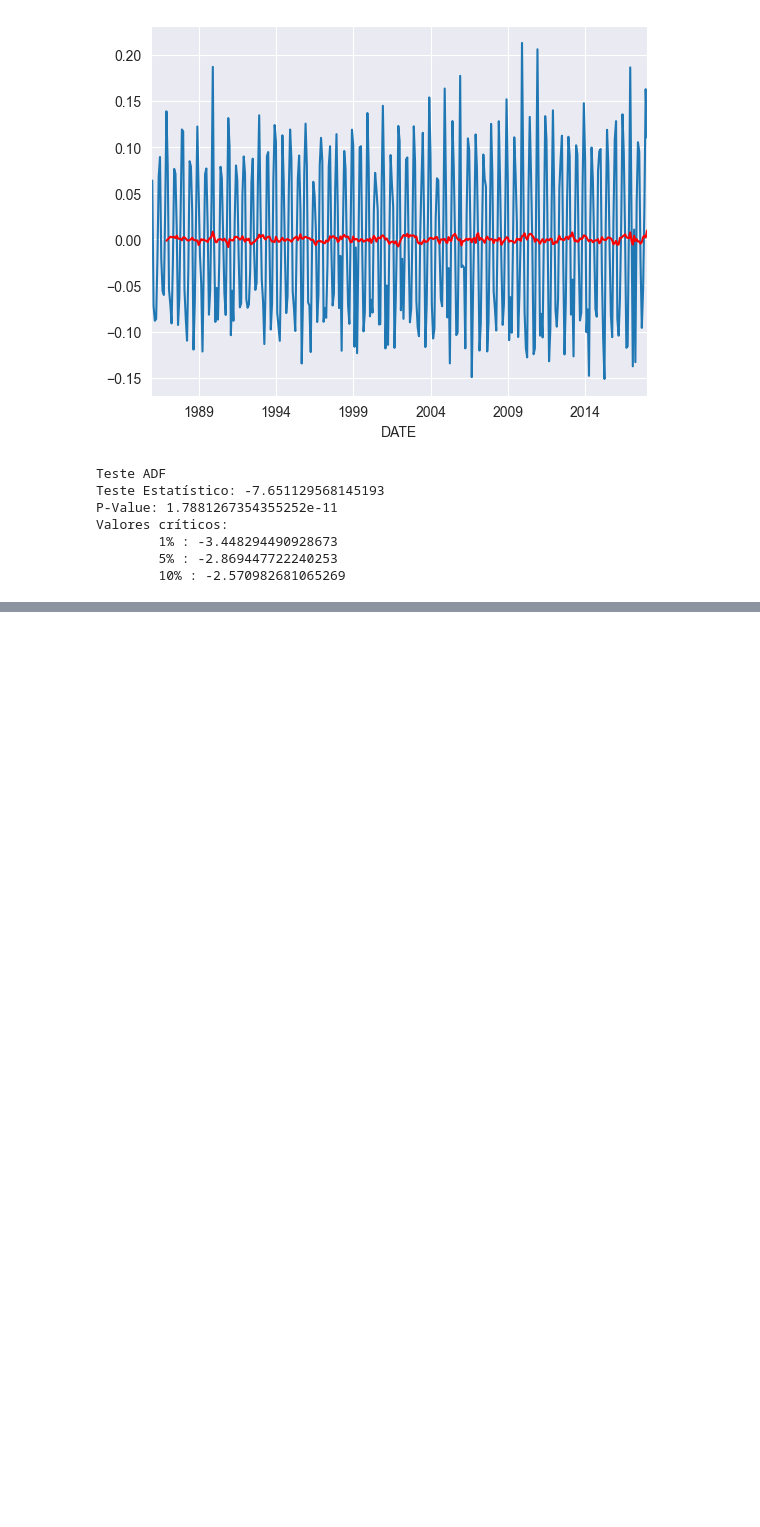
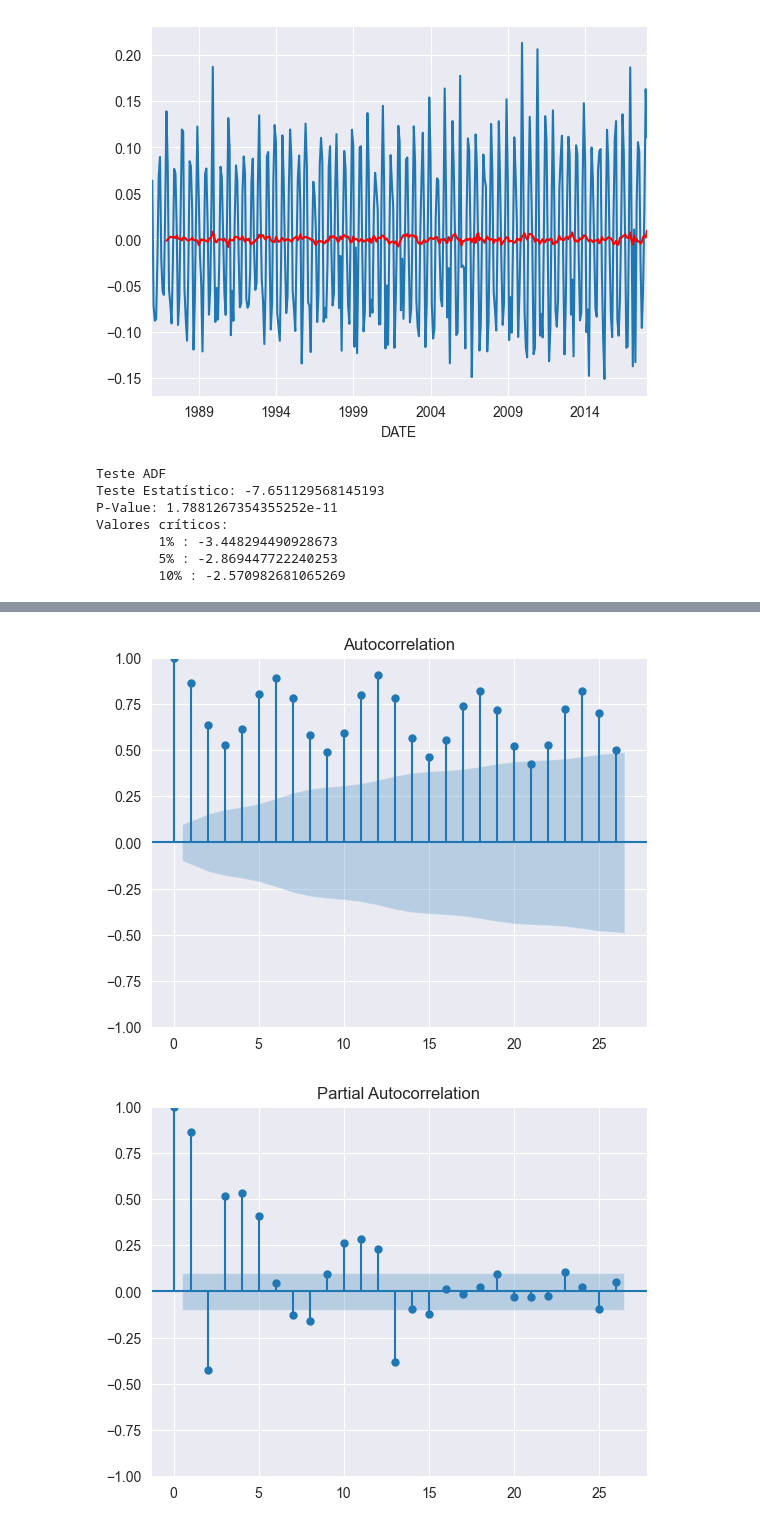
Before and after one commit to camimq/machine_learning_and_time_series, a Jupyter notebook: 03_analise_de_series_temporais/notebooks/aula4_analise_exploratoria_de_dados.ipynb, the cells around one changed output, grey strips where cells are left out. Saved outputs shown, nothing was run; the diff lists cells and outputs as text; code cells hidden in the pictures; blank space fills up the shorter version.

```diff
--- a/03_analise_de_series_temporais/notebooks/aula4_analise_exploratoria_de_dados.ipynb
+++ b/03_analise_de_series_temporais/notebooks/aula4_analise_exploratoria_de_dados.ipynb
@@ -219,0 +249,7 @@ Valores críticos:
+# %%
+plot_acf(df.Value)
+plot_pacf(df.Value)
+plt.show()
+# %% [output]
+[figure, added]
+[figure, added]
```
Also changed, not shown: parts of 10 cells of this notebook.
